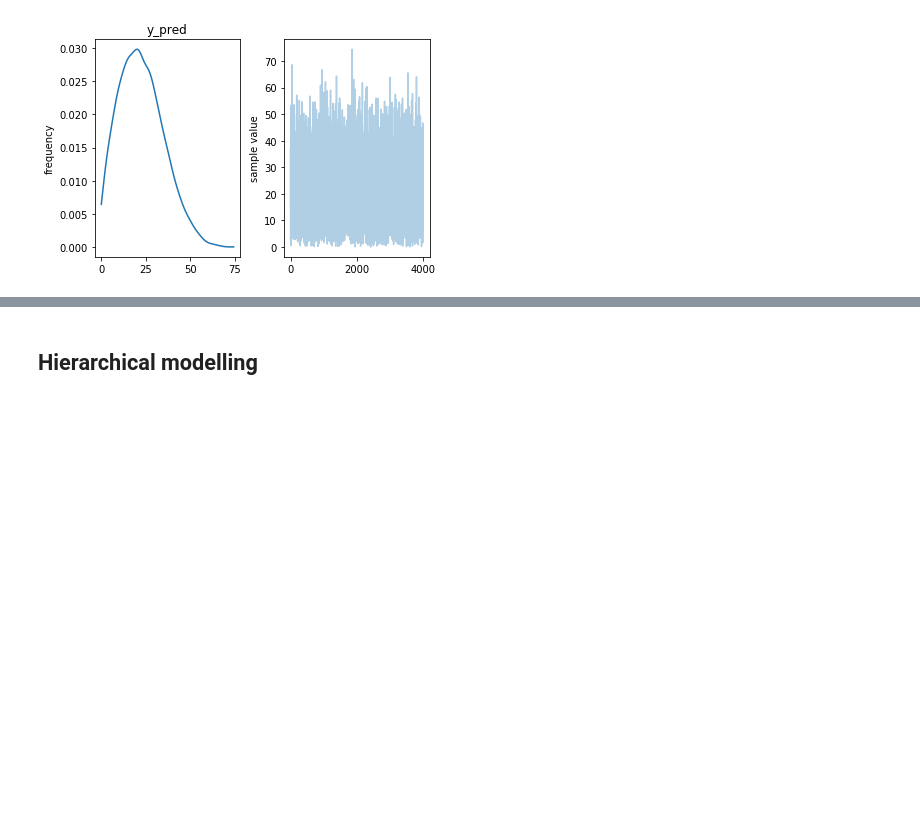
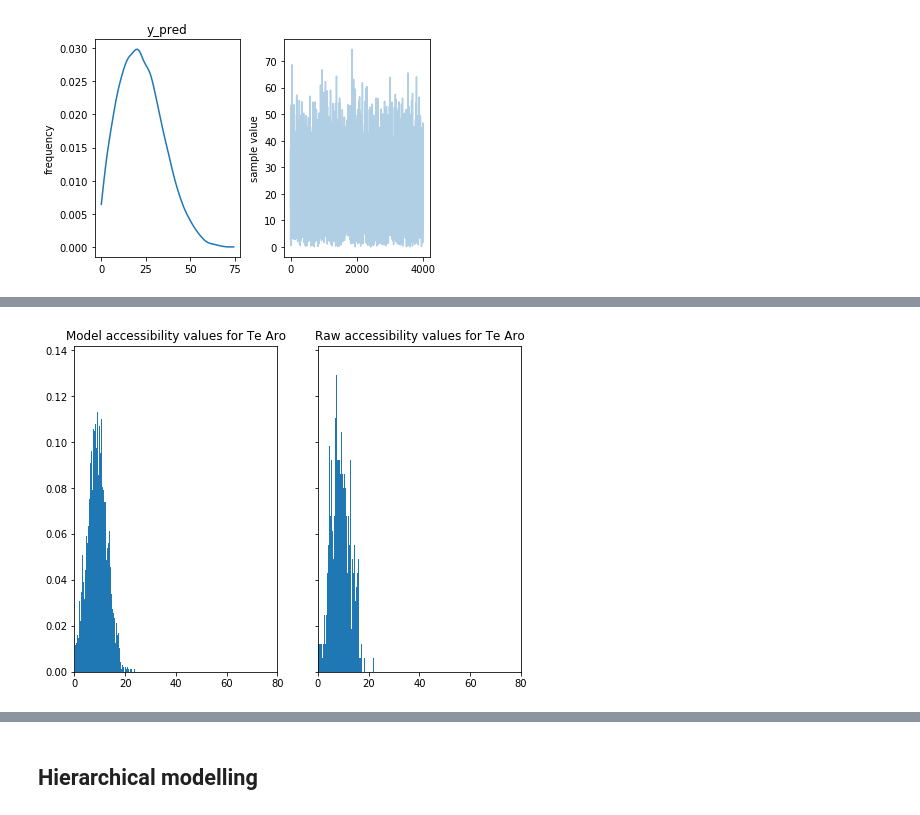
Before and after one commit to shriv/accessibility-series, a Jupyter notebook: Visualising accessibility by suburb.ipynb, the cells around one changed output, grey strips where cells are left out. Drawn from its saved outputs; the diff is of its cells as text; code cells hidden in the pictures; blank space fills up the shorter version.

```diff
--- a/Visualising accessibility by suburb.ipynb
+++ b/Visualising accessibility by suburb.ipynb
@@ -427,0 +407,4 @@ ax2.set_title('Raw accessibility values for Te Aro');
+# %%
+tearo_fit = su.run_plot_suburb_stan(playground_df, lower_trunc_norm_model, 'Te Aro')
+# %% [output]
+[figure, added]
```
Also changed, not shown: parts of 13 cells of this notebook.
